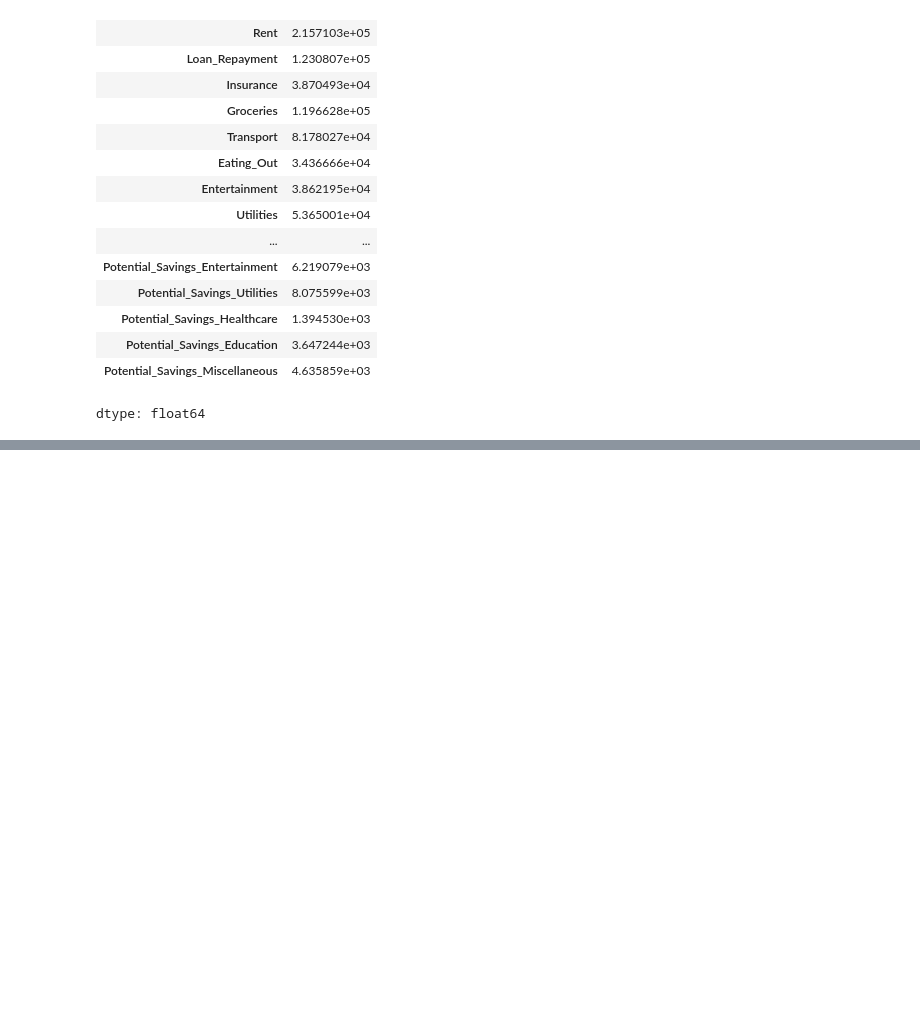
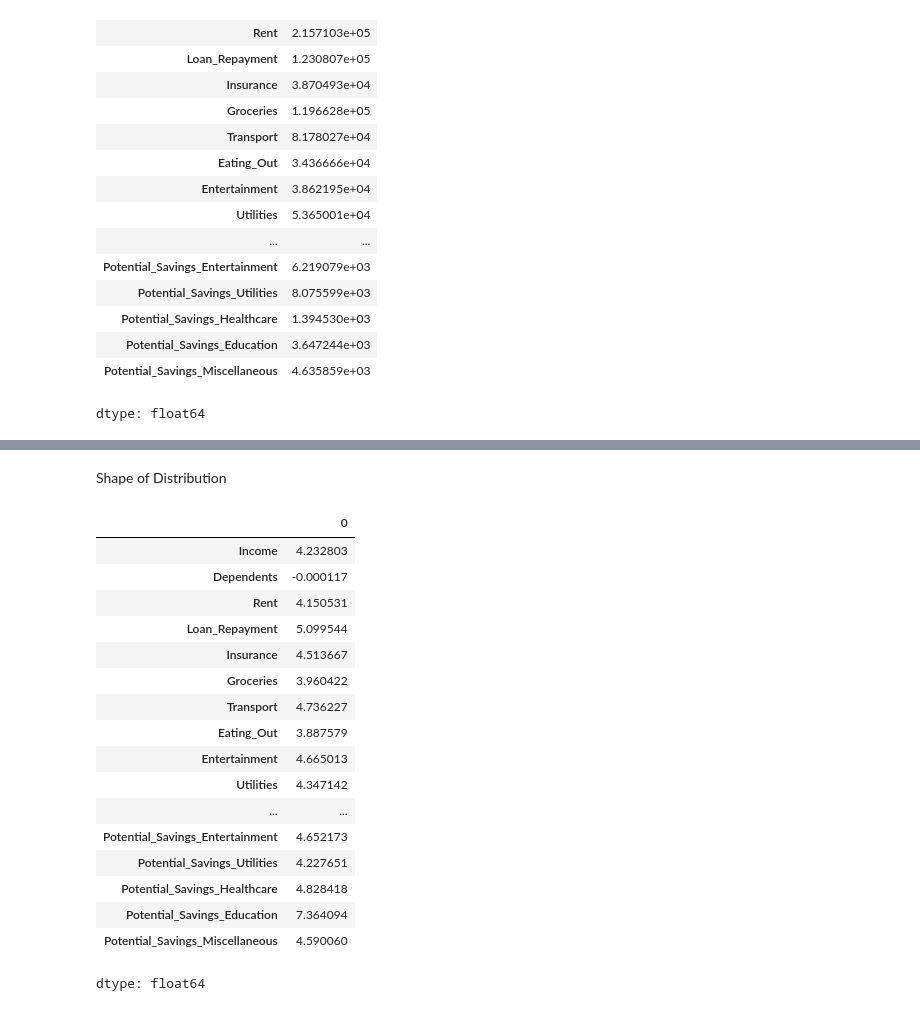
Before and after one commit to SethupathyRajan/data-science, a Jupyter notebook: Ex1DescriptiveAnalysis.ipynb, the cells around one changed output, grey strips where cells are left out. Cells and saved outputs as stored; diff of their text form; code cells hidden in the pictures; blank space fills up the shorter version.

```diff
--- a/Ex1DescriptiveAnalysis.ipynb
+++ b/Ex1DescriptiveAnalysis.ipynb
@@ -193,0 +284,24 @@ dtype: float64
+# %% [markdown]
+Shape of Distribution
+# %%
+skewness = num_df.skew()
+skewness
+# %% [output]
+|  | 0 |
+| Income | 4.232803 |
+| Dependents | -0.000117 |
+| Rent | 4.150531 |
+| Loan_Repayment | 5.099544 |
+| Insurance | 4.513667 |
+| Groceries | 3.960422 |
+| Transport | 4.736227 |
+| Eating_Out | 3.887579 |
+| Entertainment | 4.665013 |
+| Utilities | 4.347142 |
+| ... | ... |
+| Potential_Savings_Entertainment | 4.652173 |
+| Potential_Savings_Utilities | 4.227651 |
+| Potential_Savings_Healthcare | 4.828418 |
+| Potential_Savings_Education | 7.364094 |
+| Potential_Savings_Miscellaneous | 4.590060 |
+dtype: float64
```
Also changed, not shown: parts of 6 cells of this notebook.
